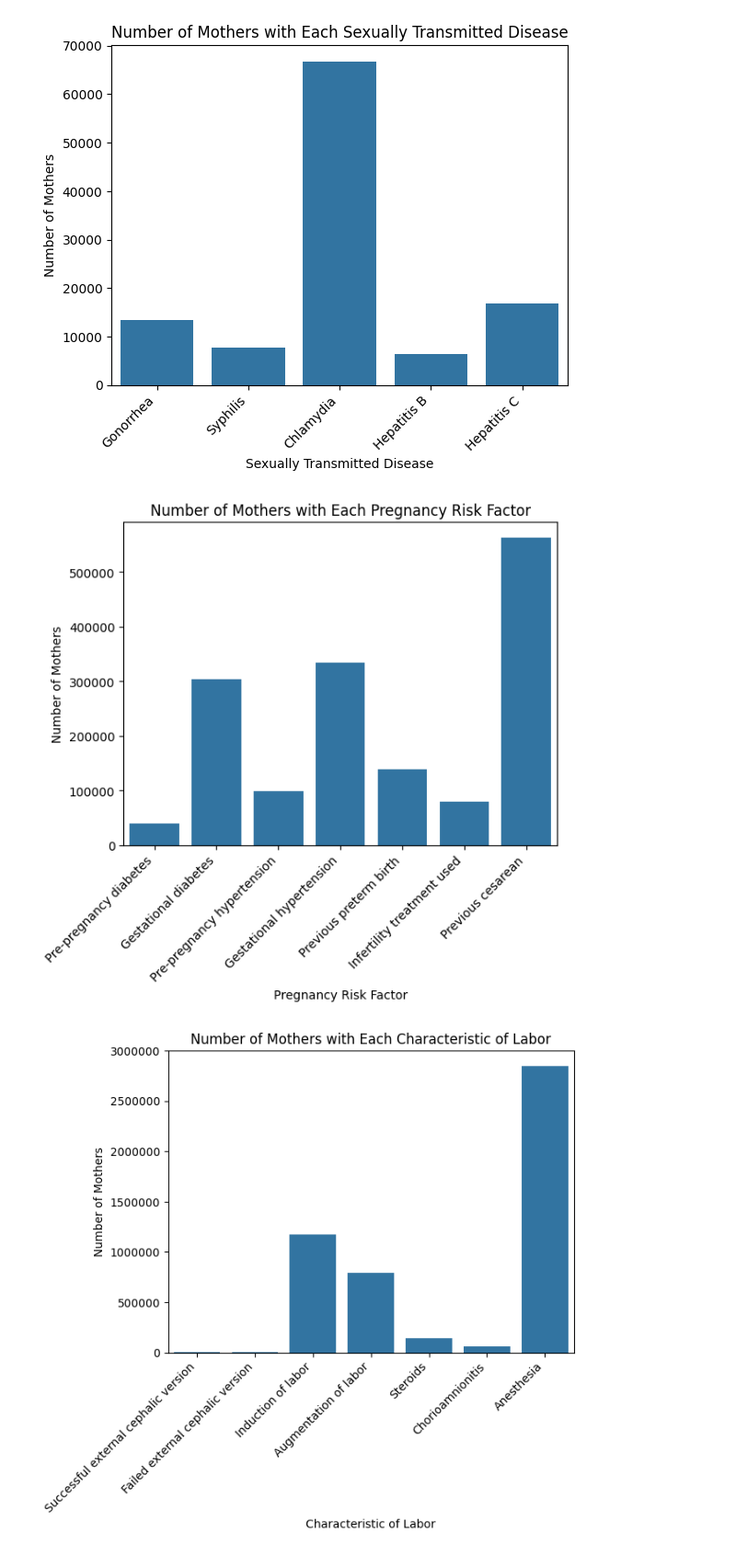
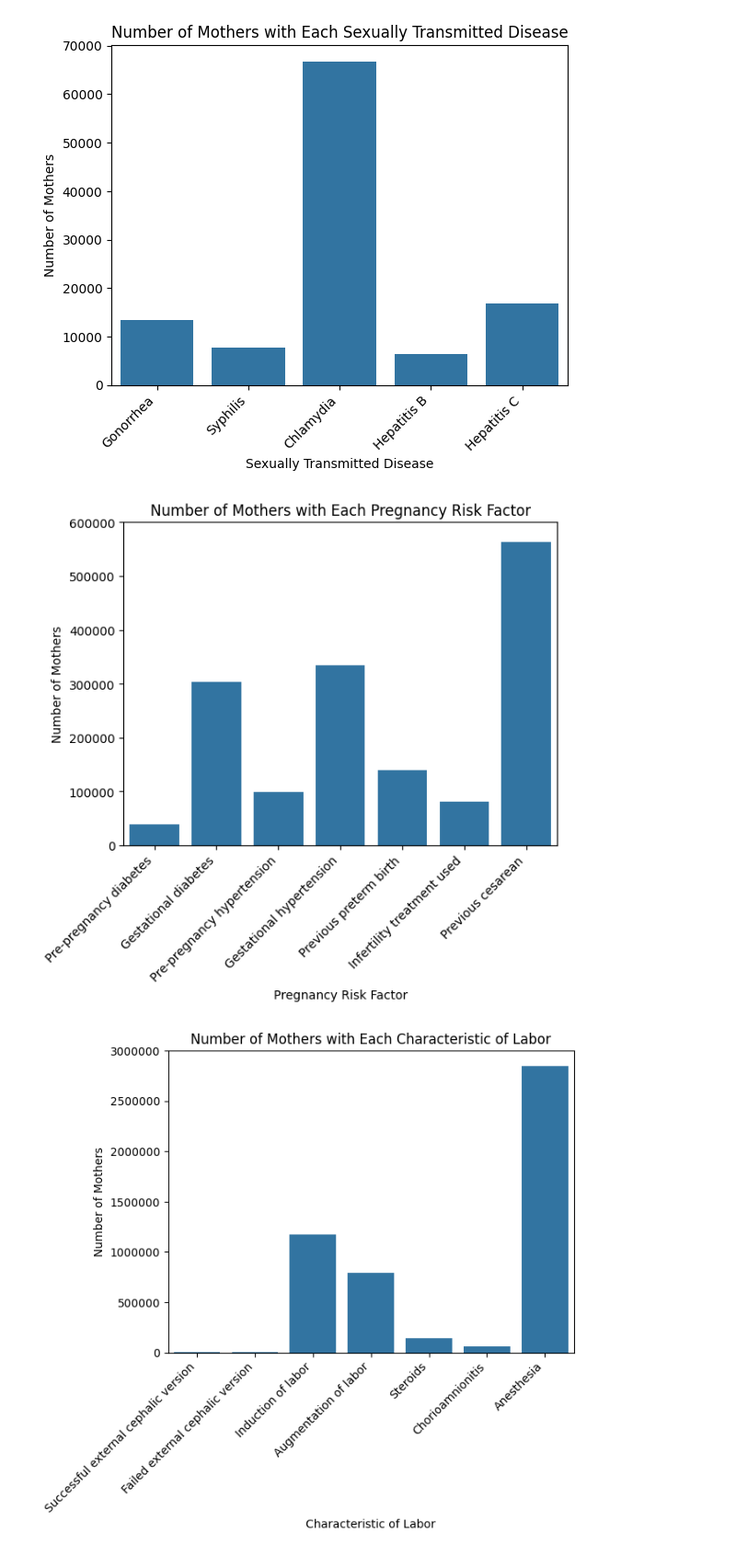
Before and after one commit to shroommu/natality-stats, a Jupyter notebook: dev/notebooks/exploratory/02_visualizations.ipynb, the cells around one changed output. Shown at 92% size. Cells and saved outputs as stored; diff of their text form; code cells hidden in the pictures.

```diff
--- a/dev/notebooks/exploratory/02_visualizations.ipynb
+++ b/dev/notebooks/exploratory/02_visualizations.ipynb
@@ -573,34 +571,41 @@ presence_of_pregnancy_risk_factors = df[
         "infertility_treatment_used",
         "previous_cesarean",
     ]
 ].sum()
+
+presence_of_pregnancy_risk_factors.to_json(
+    "../../data/processed/json/presence_of_pregnancy_risk_factors.json"
+)
 
 presence_of_pregnancy_risk_factors_plot_ax = sns.barplot(
     x=presence_of_pregnancy_risk_factors.index,
     y=presence_of_pregnancy_risk_factors.values,
 )
 presence_of_pregnancy_risk_factors_plot_ax.set_title(
     "Number of Mothers with Each Pregnancy Risk Factor"
 )
 presence_of_pregnancy_risk_factors_plot_ax.set_xlabel("Pregnancy Risk Factor")
 presence_of_pregnancy_risk_factors_plot_ax.set_ylabel("Number of Mothers")
 presence_of_pregnancy_risk_factors_plot_ax.set_xticklabels(
     [
         "Pre-pregnancy diabetes",
         "Gestational diabetes",
         "Pre-pregnancy hypertension",
         "Gestational hypertension",
         "Previous preterm birth",
         "Infertility treatment used",
         "Previous cesarean",
     ],
     rotation=45,
     horizontalalignment="right",
 )
+presence_of_pregnancy_risk_factors_plot_ax.set_yticks(
+    np.arange(0, 600001, 100000), labels=np.arange(0, 600001, 100000)
+)
 
 plt.show()
 # %% [output]
-[figure, old version]
+[figure, new version]
 # %%
 characteristics_of_labor_sums = df[
     [
```
Also changed, not shown: parts of 6 cells of this notebook.
